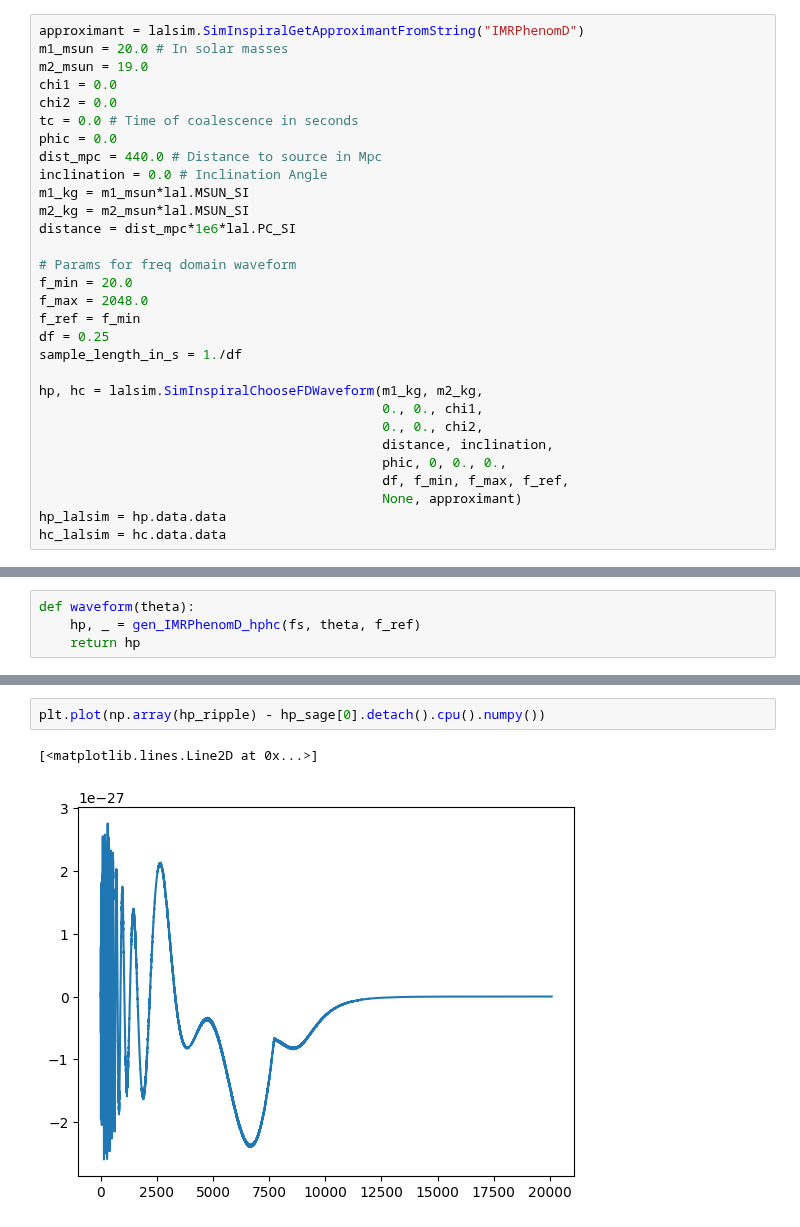
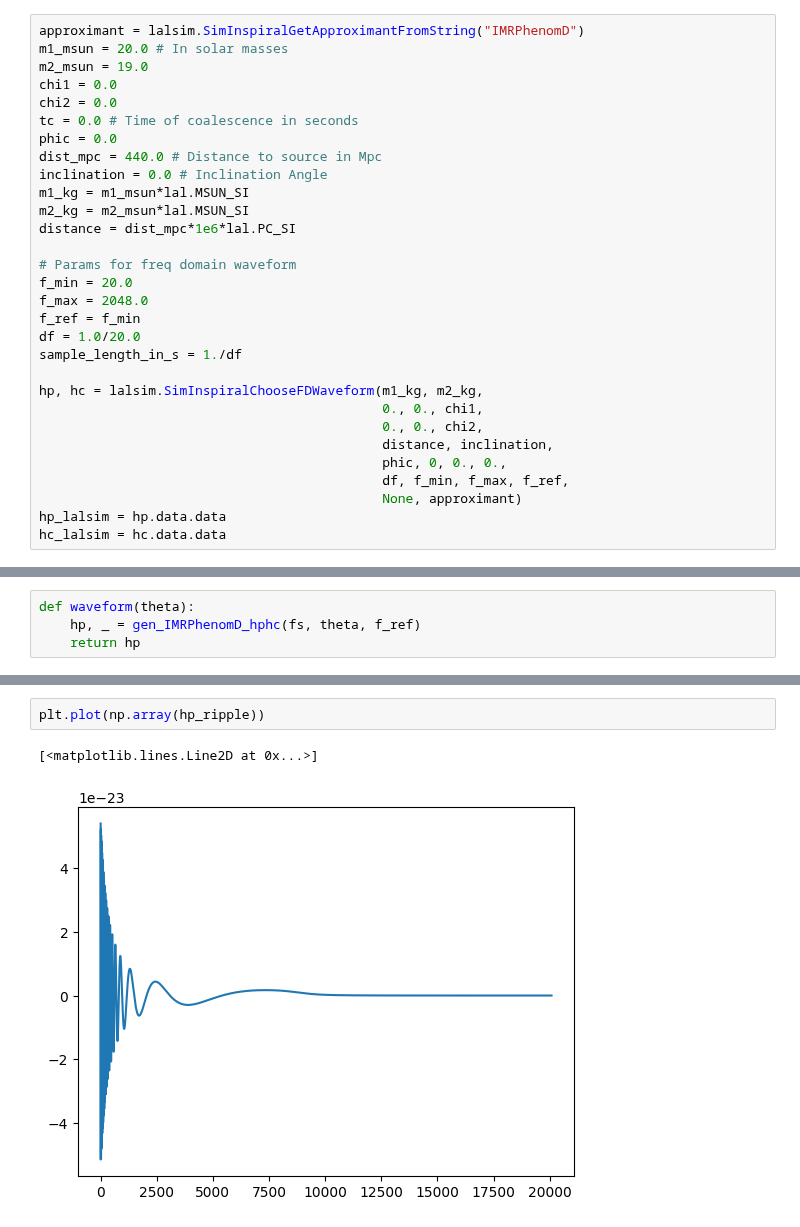
Before and after one commit to nnarenraju/sage, a Jupyter notebook: repro/start_here.ipynb, the cells around one changed output, grey strips where cells are left out. Cells and saved outputs as stored; diff of their text form.

```diff
--- a/repro/start_here.ipynb
+++ b/repro/start_here.ipynb
@@ -372,7 +376,7 @@ distance = dist_mpc*1e6*lal.PC_SI
 f_min = 20.0
 f_max = 2048.0
 f_ref = f_min
-df = 0.25
+df = 1.0/20.0
 sample_length_in_s = 1./df
 
 hp, hc = lalsim.SimInspiralChooseFDWaveform(m1_kg, m2_kg,
@@ -458,7 +461,7 @@ hc = [ 0.0000000e+00-5.3925913e-23j  2.9693718e-23-4.4818375e-23j
   4.9273921e-23-2.1095791e-23j ... -4.0017315e-29-7.3891805e-29j
  -3.9988803e-29-7.3841845e-29j -3.9961476e-29-7.3791386e-29j]
 # %%
-plt.plot(np.array(hp_ripple) - hp_sage[0].detach().cpu().numpy())
+plt.plot(np.array(hp_ripple))
 # %% [output]
 [<matplotlib.lines.Line2D at 0x...>]
-[figure, old version]
+[figure, new version]
```
Also changed, not shown: parts of 8 cells of this notebook.
